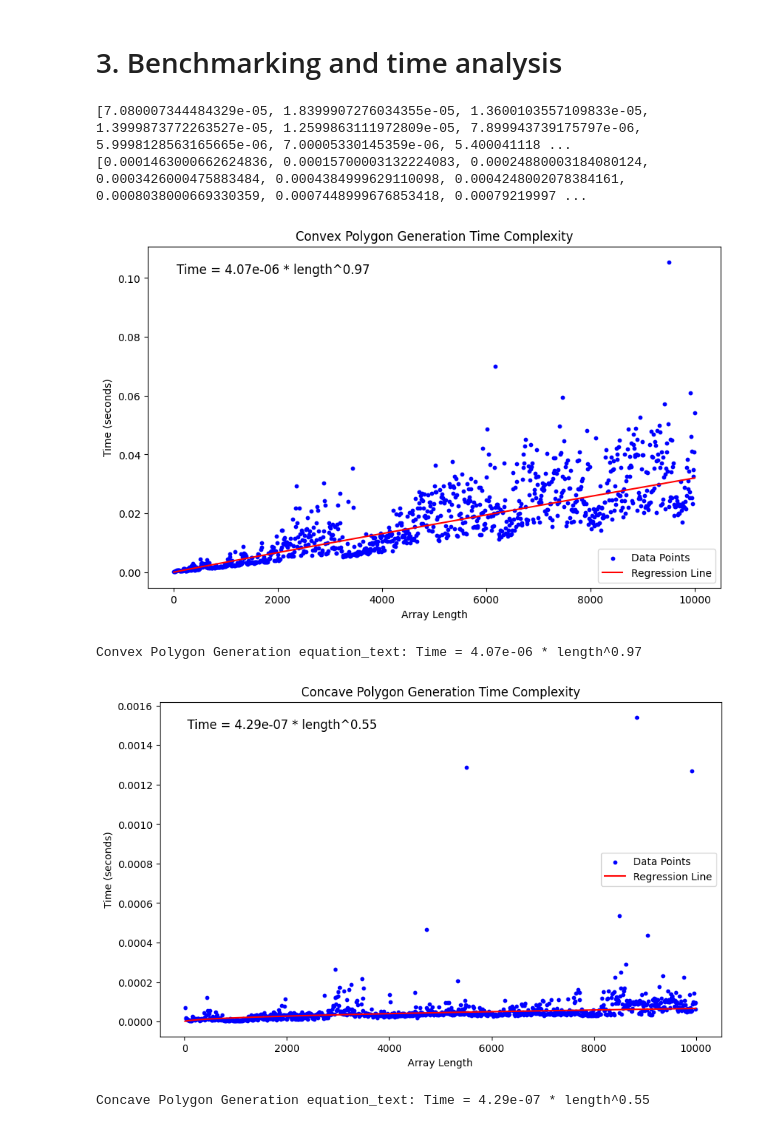
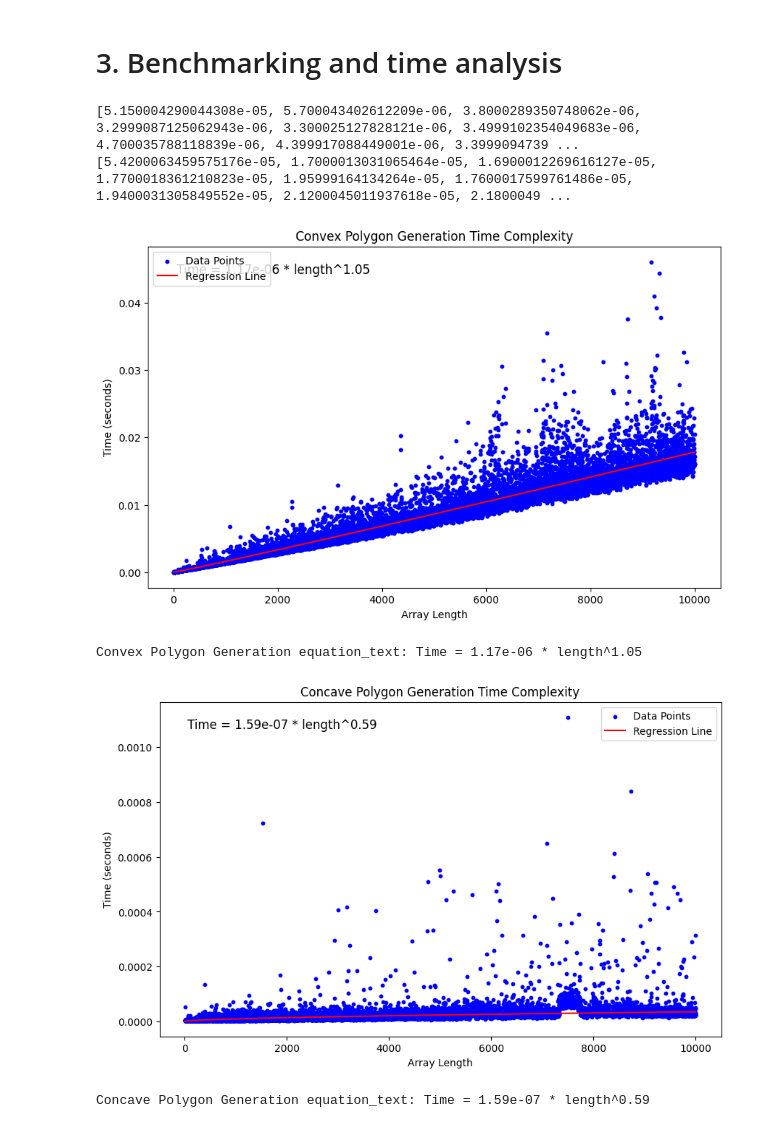
Before and after one commit to Hugogales/Lab3-algorithms, a Jupyter notebook: work.ipynb, the cells around one changed output. Saved outputs shown, nothing was run; the diff lists cells and outputs as text; code cells hidden in the pictures.

```diff
--- a/work.ipynb
+++ b/work.ipynb
@@ -161,27 +184,26 @@ def generate_concave_polygon(num_vertices, radius=1):
         vertices.append((np.cos(angle) * r, np.sin(angle) * r))
     return vertices
 
-if __name__ == "__main__":
-    # Generate shapes
-    convex_shape = generate_convex_polygon(20)
-    concave_shape = generate_concave_polygon(8)
+# Generate shapes
+convex_shape = generate_convex_polygon(20)
+concave_shape = generate_concave_polygon(8)
 
-    fig, axs = plt.subplots(1, 2, figsize=(10, 5))
+fig, axs = plt.subplots(1, 2, figsize=(10, 5))
 
-    plot_polygon(axs[0], convex_shape, 'blue')
-    axs[0].set_title('Convex Shape')
+plot_polygon(axs[0], convex_shape, 'blue')
+axs[0].set_title('Convex Shape')
 
-    plot_polygon(axs[1], concave_shape, 'red')
-    axs[1].set_title('Concave Shape')
+plot_polygon(axs[1], concave_shape, 'red')
+axs[1].set_title('Concave Shape')
 
-    for ax in axs.flat:
-        ax.set_xlim(-2, 2)
-        ax.set_ylim(-2, 2)
-        ax.set_aspect('equal')
-        ax.grid(True)
+for ax in axs.flat:
+    ax.set_xlim(-2, 2)
+    ax.set_ylim(-2, 2)
+    ax.set_aspect('equal')
+    ax.grid(True)
 
-    plt.tight_layout()
-    plt.show()
+plt.tight_layout()
+plt.show()
 # %% [output]
 [figure]
 # %%
@@ -216,7 +238,7 @@ def beanchmark(times, lengths, title):
     print(f"{title} equation_text: {equation_text}")
 # %%
 concave_times = []
-for i in tqdm(range(7, 10000, 10)):
+for i in tqdm(range(7, 10000)):
     concave_shape = generate_concave_polygon(i)
     start = time.perf_counter()
     is_convex(concave_shape)
@@ -224,7 +246,7 @@ for i in tqdm(range(7, 10000, 10)):
     concave_times.append(endtime - start)
 
 convex_times = []
-for i in tqdm(range(7, 10000, 10)):
+for i in tqdm(range(7, 10000)):
     convex_shape = generate_convex_polygon(i)
     start = time.perf_counter()
     is_convex(convex_shape)
@@ -234,13 +256,13 @@ for i in tqdm(range(7, 10000, 10)):
 print(concave_times)
 print(convex_times)
 # %% [output]
-[7.080007344484329e-05, 1.8399907276034355e-05, 1.3600103557109833e-05, 1.3999873772263527e-05, 1.2599863111972809e-05, 7.899943739175797e-06, 5.9998128563165665e-06, 7.00005330145359e-06, 5.400041118 ...
-[0.0001463000662624836, 0.00015700003132224083, 0.00024880003184080124, 0.0003426000475883484, 0.0004384999629110098, 0.0004248002078384161, 0.0008038000669330359, 0.0007448999676853418, 0.00079219997 ...
+[5.150004290044308e-05, 5.700043402612209e-06, 3.8000289350748062e-06, 3.2999087125062943e-06, 3.300025127828121e-06, 3.4999102354049683e-06, 4.700035788118839e-06, 4.399917088449001e-06, 3.3999094739 ...
+[5.4200063459575176e-05, 1.7000013031065464e-05, 1.6900012269616127e-05, 1.7700018361210823e-05, 1.95999164134264e-05, 1.7600017599761486e-05, 1.9400031305849552e-05, 2.1200045011937618e-05, 2.1800049 ...
 # %%
-beanchmark(convex_times, range(7, 10000, 10), 'Convex Polygon Generation')
-beanchmark(concave_times, range(7, 10000, 10), 'Concave Polygon Generation')
+beanchmark(convex_times, range(7, 10000), 'Convex Polygon Generation')
+beanchmark(concave_times, range(7, 10000), 'Concave Polygon Generation')
 # %% [output]
-[figure, old version]
+[figure, new version]
-Convex Polygon Generation equation_text: Time = 4.07e-06 * length^0.97
+Convex Polygon Generation equation_text: Time = 1.17e-06 * length^1.05
-[figure, old version]
+[figure, new version]
-Concave Polygon Generation equation_text: Time = 4.29e-07 * length^0.55
+Concave Polygon Generation equation_text: Time = 1.59e-07 * length^0.59
```
Also changed, not shown: parts of 4 cells of this notebook.
